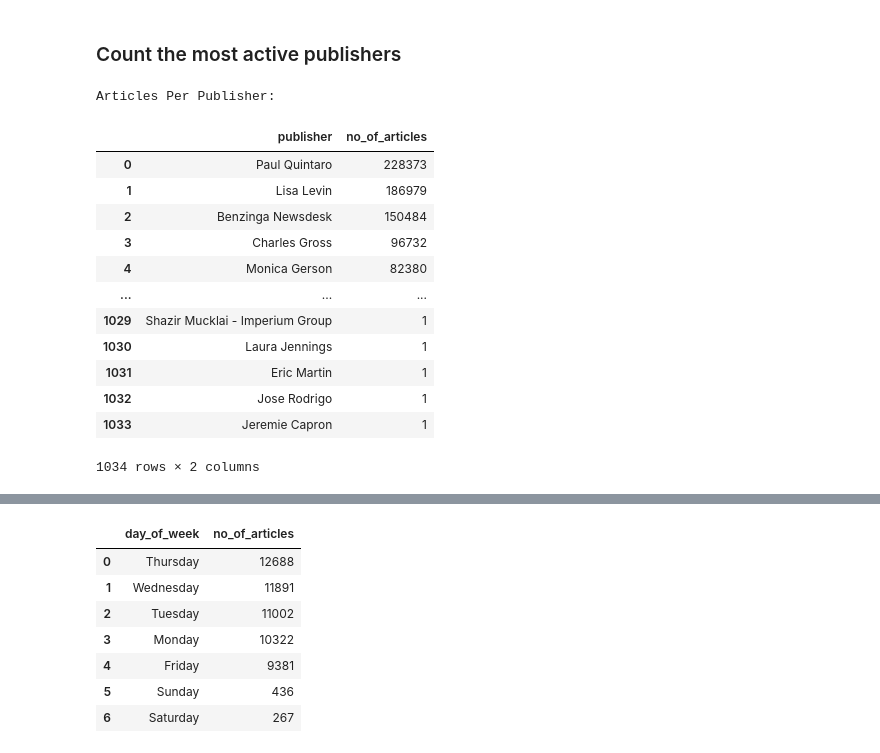
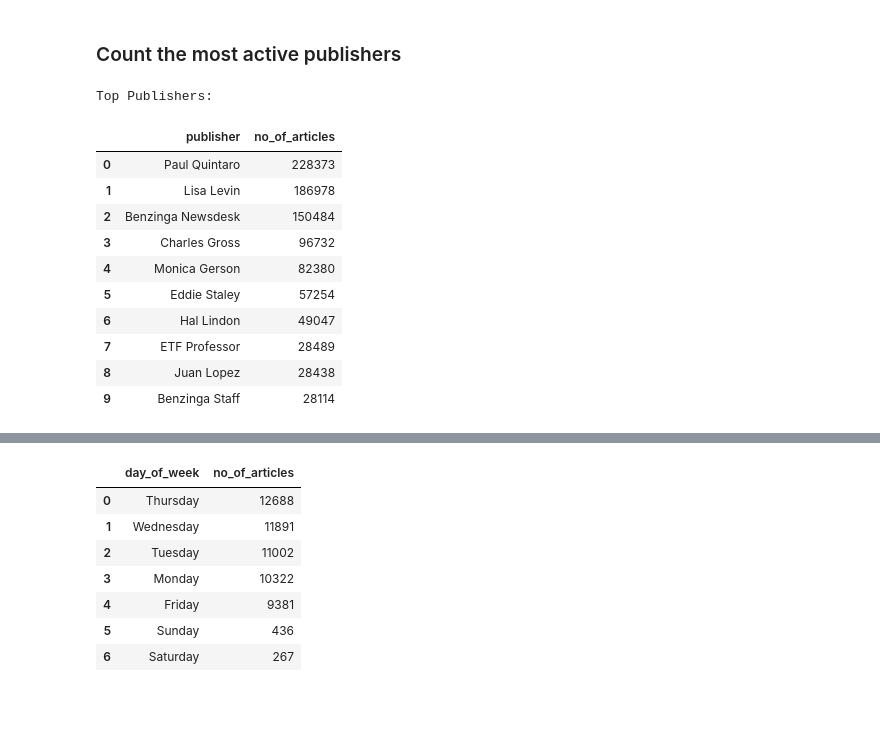
Before and after one commit to epythonlab/aim10academy-week1-challenge, a Jupyter notebook: notebooks/eda_notebook.ipynb, the cells around one changed output, grey strips where cells are left out. Drawn from its saved outputs; the diff is of its cells as text; code cells hidden in the pictures; blank space fills up the shorter version.

```diff
--- a/notebooks/eda_notebook.ipynb
+++ b/notebooks/eda_notebook.ipynb
@@ -111,21 +111,20 @@ In summary, the distribution of headline lengths is right-skewed with a peak aro
 # %% [markdown]
 ### Count the most active publishers
 # %%
-print("Articles Per Publisher:")
-articles = eda.articles_per_publisher(df).reset_index(name="no_of_articles")
-articles
+print("Top Publishers:")
+publisher_counts = eda.articles_per_publisher(df).reset_index(name="no_of_articles")
+top_publisher = publisher_counts.head(10)
+top_publisher
 # %% [output]
-Articles Per Publisher:
+Top Publishers:
 |  | publisher | no_of_articles |
 | 0 | Paul Quintaro | 228373 |
-| 1 | Lisa Levin | 186979 |
+| 1 | Lisa Levin | 186978 |
 | 2 | Benzinga Newsdesk | 150484 |
 | 3 | Charles Gross | 96732 |
 | 4 | Monica Gerson | 82380 |
-| ... | ... | ... |
-| 1029 | Shazir Mucklai - Imperium Group | 1 |
-| 1030 | Laura Jennings | 1 |
-| 1031 | Eric Martin | 1 |
-| 1032 | Jose Rodrigo | 1 |
-| 1033 | Jeremie Capron | 1 |
+| 5 | Eddie Staley | 57254 |
+| 6 | Hal Lindon | 49047 |
+| 7 | ETF Professor | 28489 |
+| 8 | Juan Lopez | 28438 |
+| 9 | Benzinga Staff | 28114 |
-1034 rows × 2 columns
```
Also changed, not shown: parts of 2 cells of this notebook.
